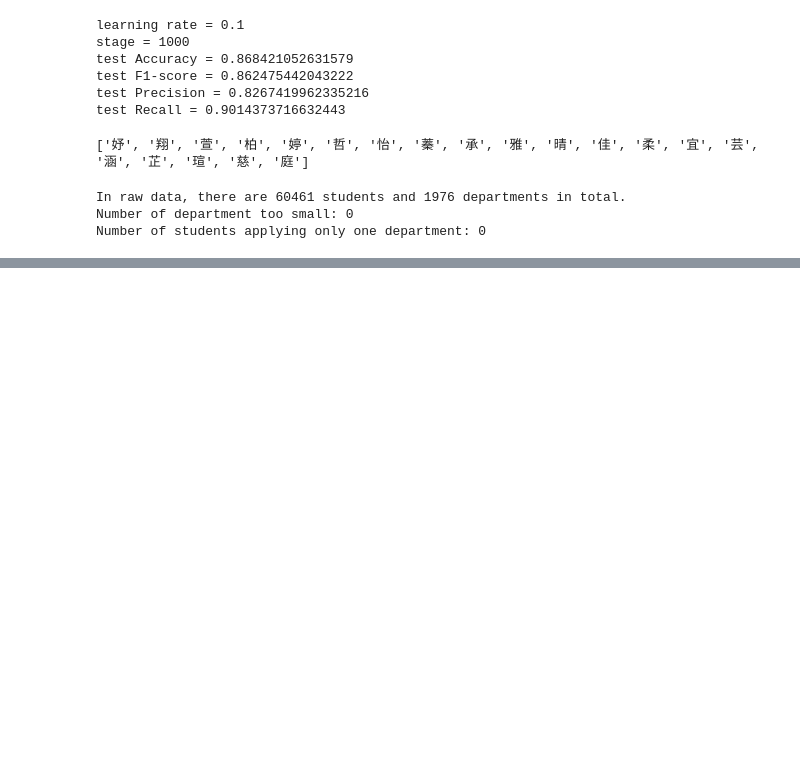
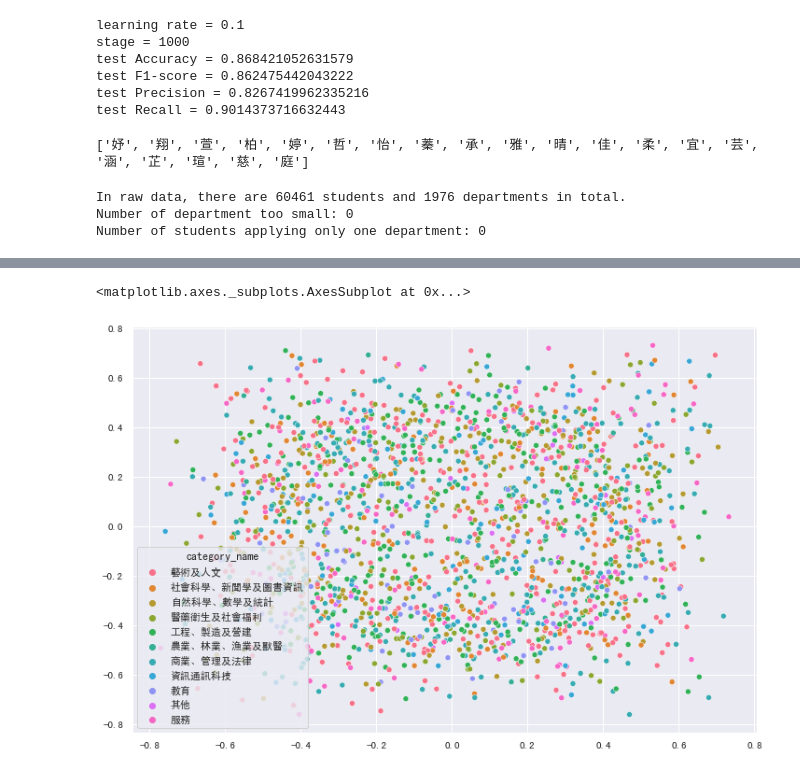
Before and after one commit to kevin-0211/Statistical-Learning, a Jupyter notebook: hw3/B07902034_Hw3.ipynb, the cells around one changed output, grey strips where cells are left out. Saved outputs shown, nothing was run; the diff lists cells and outputs as text; code cells hidden in the pictures; blank space fills up the shorter version.

```diff
--- a/hw3/B07902034_Hw3.ipynb
+++ b/hw3/B07902034_Hw3.ipynb
@@ -457,0 +444,7 @@ g.fig.set_size_inches(15,15)
+# %%
+non_metric = MDS(metric=False)
+x_non_metric = non_metric.fit_transform(dep_stu2)
+sns.scatterplot(x=x_non_metric[:,0], y=x_non_metric[:,1], hue=colname_df['category_name'])
+# %% [output]
+<matplotlib.axes._subplots.AxesSubplot at 0x...>
+[figure, added]
```
Also changed, not shown: parts of 10 cells of this notebook.
